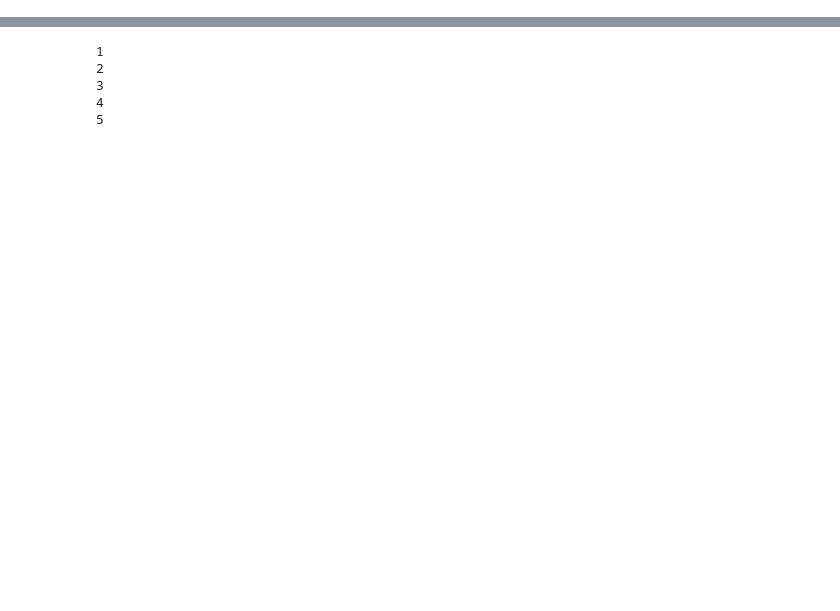
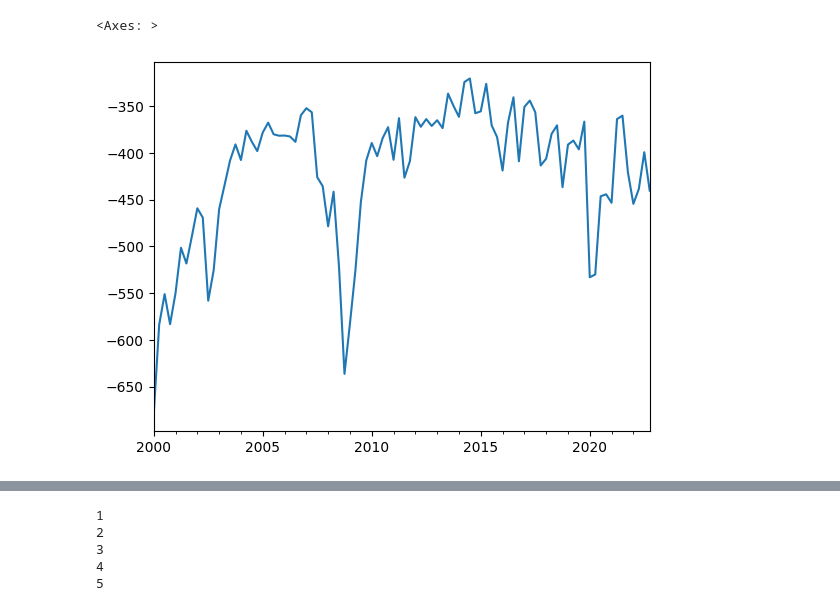
Before and after one commit to cvxgrp/cov_pred_finance, a Jupyter notebook: experiments/extensions/playground.ipynb, the cells around one changed output, grey strips where cells are left out. Cells and saved outputs as stored; diff of their text form; code cells hidden in the pictures; blank space fills up the shorter version.

```diff
--- a/experiments/extensions/playground.ipynb
+++ b/experiments/extensions/playground.ipynb
@@ -30,0 +183,4 @@ lamda, Q = eigsh(A, k=rank, which='LM')
+# %%
+Sigmas_temp = {}
+for iewma in ewmas_temp:
+    Sigmas_temp[iewma.time] = iewma.covariance
@@ -31 +189,8 @@ lamda, Q = eigsh(A, k=rank, which='LM')
+# %%
+ll_temp = log_likelihood_low_rank(returns, Sigmas_temp)
+# %%
+ll_temp.resample("Q").mean().plot()
+# %% [output]
+<Axes: >
+[figure, added]
 # %%
```
Also changed, not shown: parts of 23 cells of this notebook, 2 other files.
